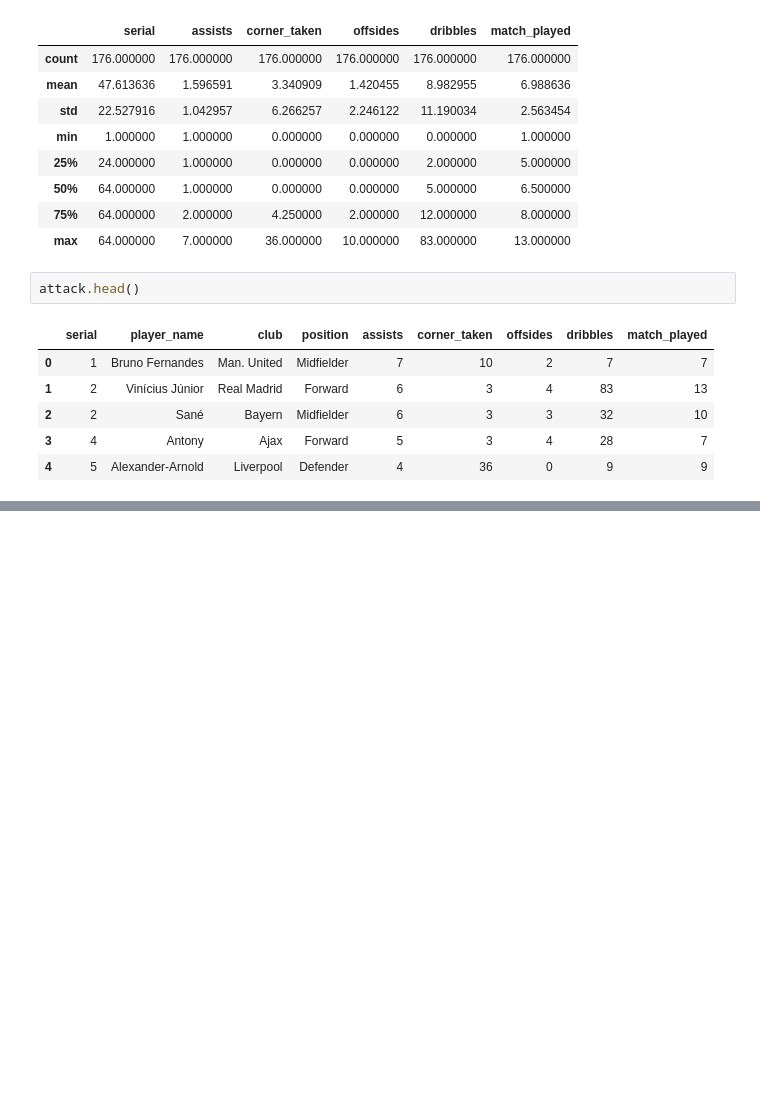
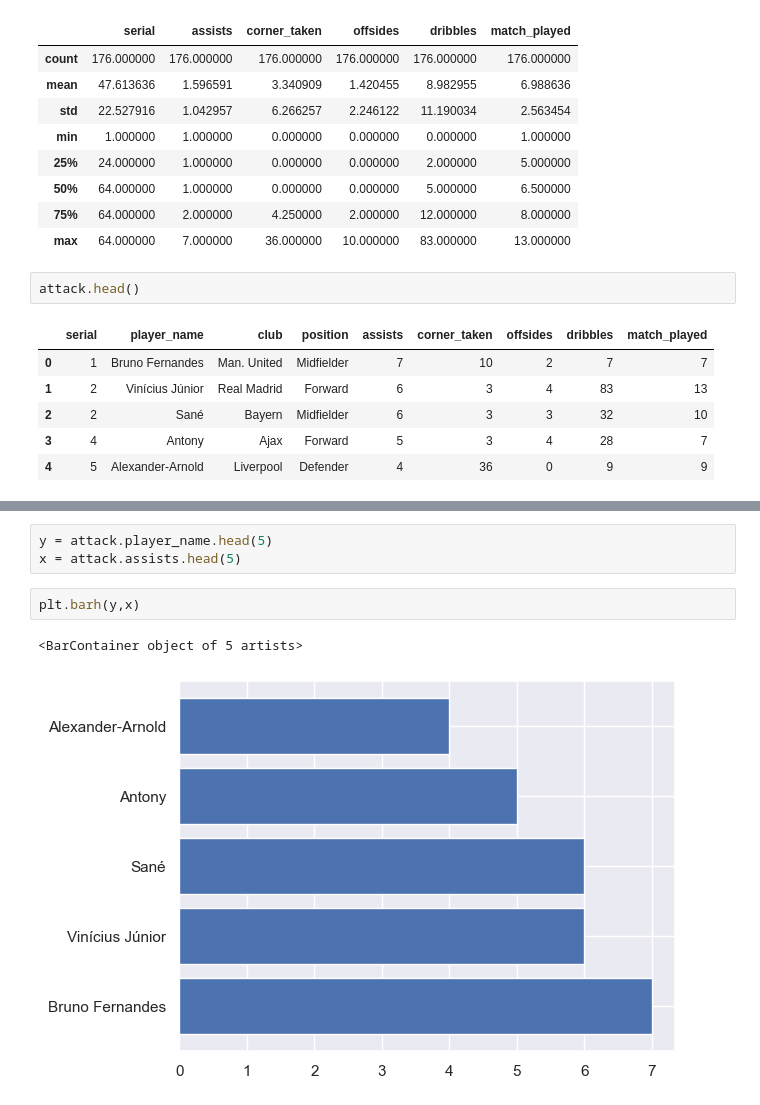
Before and after one commit to AdriadelaFuente/PROJECTE_PY, a Jupyter notebook: M10.ipynb, the cells around one changed output, grey strips where cells are left out. Saved outputs shown, nothing was run; the diff lists cells and outputs as text; blank space fills up the shorter version.

```diff
--- a/M10.ipynb
+++ b/M10.ipynb
@@ -32,0 +53,8 @@ attack.head()
+# %%
+y = attack.player_name.head(5)
+x = attack.assists.head(5)
+# %%
+plt.barh(y,x)
+# %% [output]
+<BarContainer object of 5 artists>
+[figure, added]
```
Also changed, not shown: parts of 8 cells of this notebook, 1 other file.
